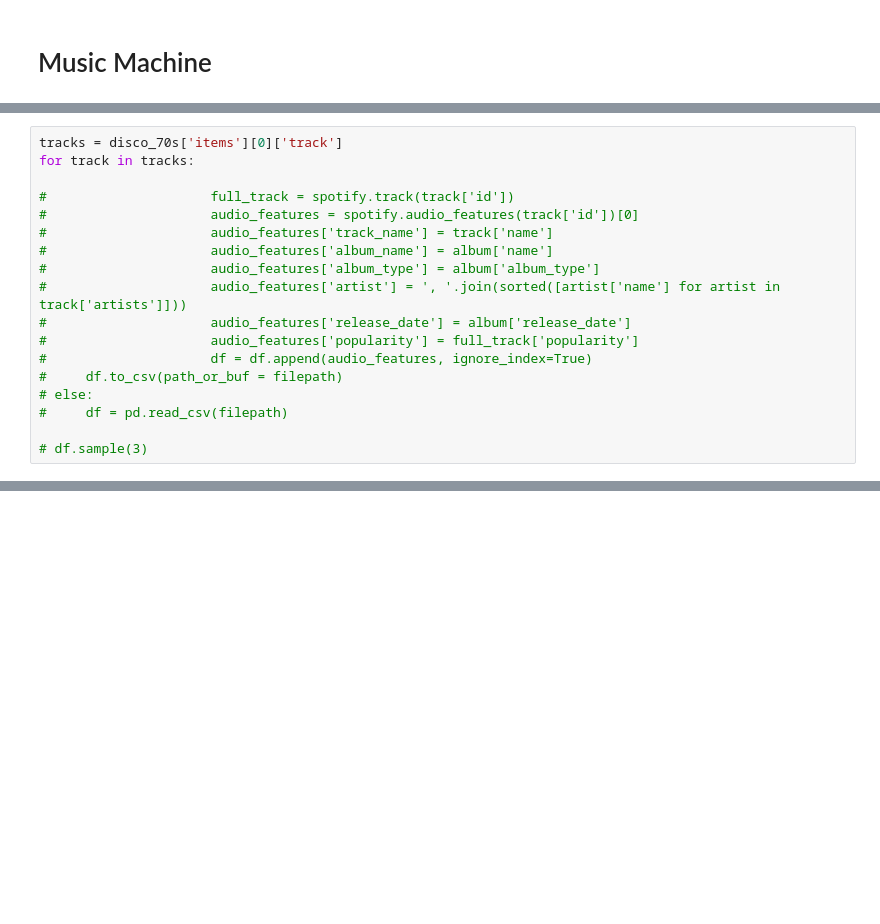
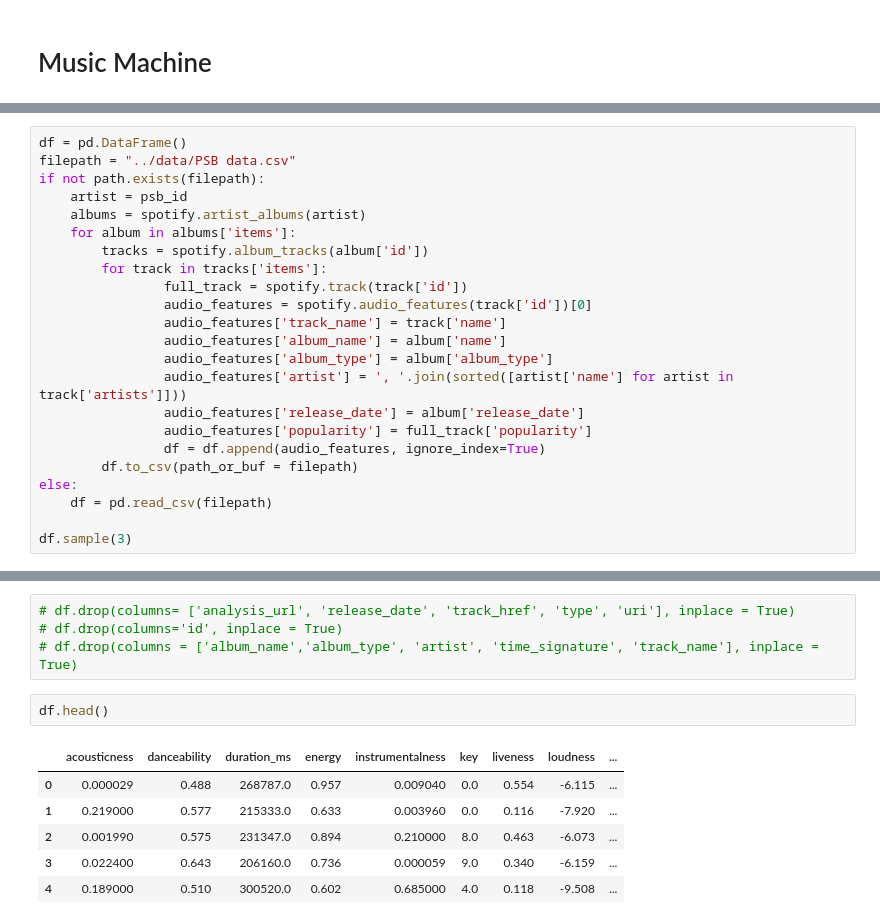
Before and after one commit to ninahew/music_machine, a Jupyter notebook: code/Marvelous Music Machine.ipynb, the cells around one changed output, grey strips where cells are left out. Drawn from its saved outputs; the diff is of its cells as text; blank space fills up the shorter version.

```diff
--- a/code/Marvelous Music Machine.ipynb
+++ b/code/Marvelous Music Machine.ipynb
@@ -29,18 +30,23 @@ disco_70s['items'][0]['track']['id']
 # %%
-tracks = disco_70s['items'][0]['track']
-for track in tracks:
+df = pd.DataFrame()
+filepath = "../data/PSB data.csv"
+if not path.exists(filepath):
+    artist = psb_id
+    albums = spotify.artist_albums(artist)
+    for album in albums['items']:
+        tracks = spotify.album_tracks(album['id'])
+        for track in tracks['items']:
+                full_track = spotify.track(track['id'])
+                audio_features = spotify.audio_features(track['id'])[0]
+                audio_features['track_name'] = track['name']
+                audio_features['album_name'] = album['name']
+                audio_features['album_type'] = album['album_type']
+                audio_features['artist'] = ', '.join(sorted([artist['name'] for artist in track['artists']]))
+                audio_features['release_date'] = album['release_date']
+                audio_features['popularity'] = full_track['popularity']
+                df = df.append(audio_features, ignore_index=True)
+        df.to_csv(path_or_buf = filepath)
+else:
+    df = pd.read_csv(filepath)
 
-#                     full_track = spotify.track(track['id'])
-#                     audio_features = spotify.audio_features(track['id'])[0]
-#                     audio_features['track_name'] = track['name']
-#                     audio_features['album_name'] = album['name']
-#                     audio_features['album_type'] = album['album_type']
-#                     audio_features['artist'] = ', '.join(sorted([artist['name'] for artist in track['artists']]))
-#                     audio_features['release_date'] = album['release_date']
-#                     audio_features['popularity'] = full_track['popularity']
-#                     df = df.append(audio_features, ignore_index=True)
-#     df.to_csv(path_or_buf = filepath)
-# else:
-#     df = pd.read_csv(filepath)
-
-# df.sample(3)
+df.sample(3)
@@ -46,0 +72,13 @@ for track in tracks:
+# %%
+# df.drop(columns= ['analysis_url', 'release_date', 'track_href', 'type', 'uri'], inplace = True)
+# df.drop(columns='id', inplace = True)
+# df.drop(columns = ['album_name','album_type', 'artist', 'time_signature', 'track_name'], inplace = True)
+# %%
+df.head()
+# %% [output]
+|  | acousticness | danceability | duration_ms | energy | instrumentalness | key | liveness | loudness | ... |
+| 0 | 0.000029 | 0.488 | 268787.0 | 0.957 | 0.009040 | 0.0 | 0.554 | -6.115 | ... |
+| 1 | 0.219000 | 0.577 | 215333.0 | 0.633 | 0.003960 | 0.0 | 0.116 | -7.920 | ... |
+| 2 | 0.001990 | 0.575 | 231347.0 | 0.894 | 0.210000 | 8.0 | 0.463 | -6.073 | ... |
+| 3 | 0.022400 | 0.643 | 206160.0 | 0.736 | 0.000059 | 9.0 | 0.340 | -6.159 | ... |
+| 4 | 0.189000 | 0.510 | 300520.0 | 0.602 | 0.685000 | 4.0 | 0.118 | -9.508 | ... |
```
Also changed, not shown: parts of 10 cells of this notebook, 1 other file.
